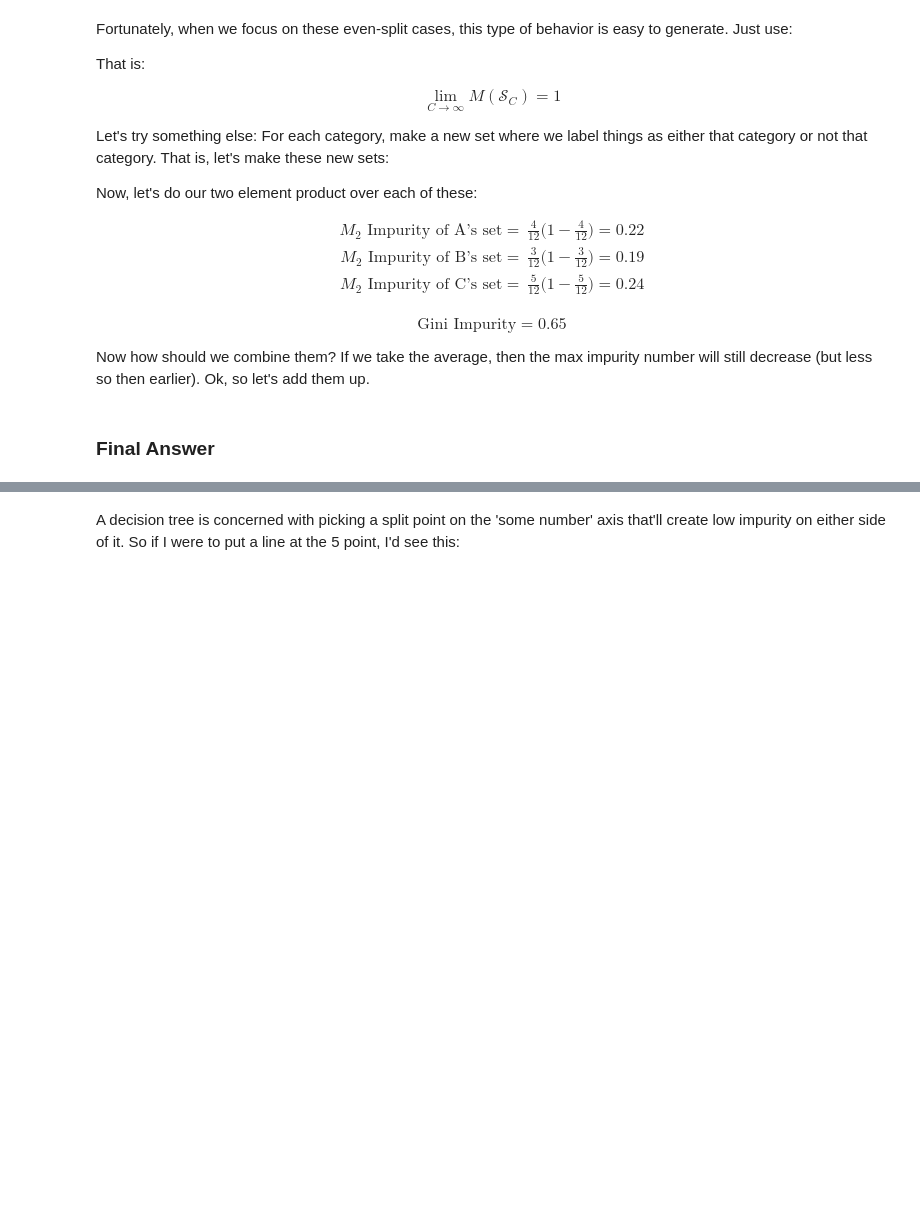
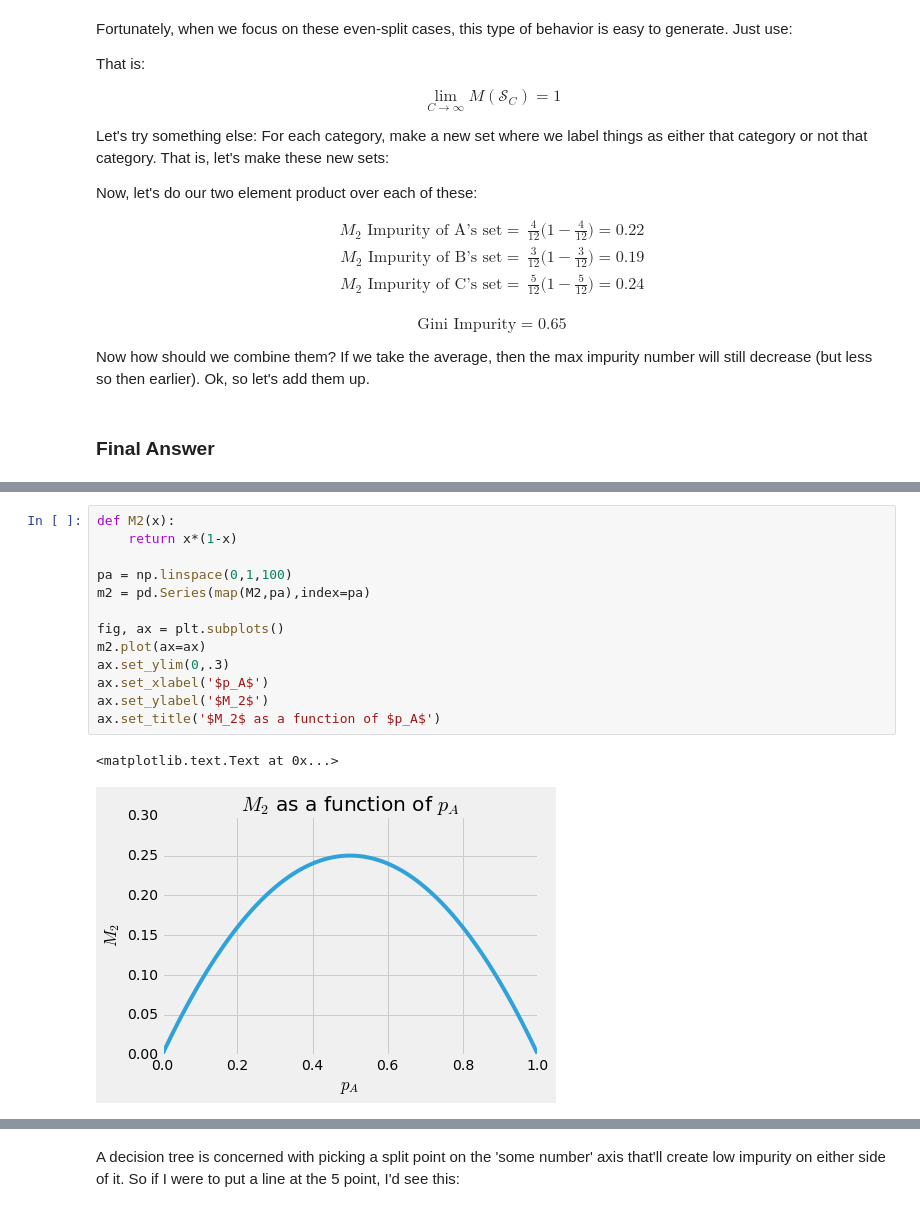
Before and after one commit to Duane321/QuoraNotebooks, a Jupyter notebook: GiniImpurity/What is an intuitive explanation of gini impurity in decision trees.ipynb, the cells around one changed output, grey strips where cells are left out. Drawn from its saved outputs; the diff is of its cells as text; blank space fills up the shorter version.

```diff
--- a/GiniImpurity/What is an intuitive explanation of gini impurity in decision trees.ipynb
+++ b/GiniImpurity/What is an intuitive explanation of gini impurity in decision trees.ipynb
@@ -64,3 +67,19 @@ Does this metric (call it $M_2$) do what we want? Well, we can plot this guy as
+# %%
+def M2(x):
+    return x*(1-x)
+
+pa = np.linspace(0,1,100)
+m2 = pd.Series(map(M2,pa),index=pa)
+
+fig, ax = plt.subplots()
+m2.plot(ax=ax)
+ax.set_ylim(0,.3)
+ax.set_xlabel('$p_A$')
+ax.set_ylabel('$M_2$')
+ax.set_title('$M_2$ as a function of $p_A$')
+# %% [output]
+<matplotlib.text.Text at 0x...>
+[figure, added]
 # %% [markdown]
 Nice! It's high right when we have an even mixing and low otherwise - just what we want.
 
```
Also changed, not shown: parts of 12 cells of this notebook.
